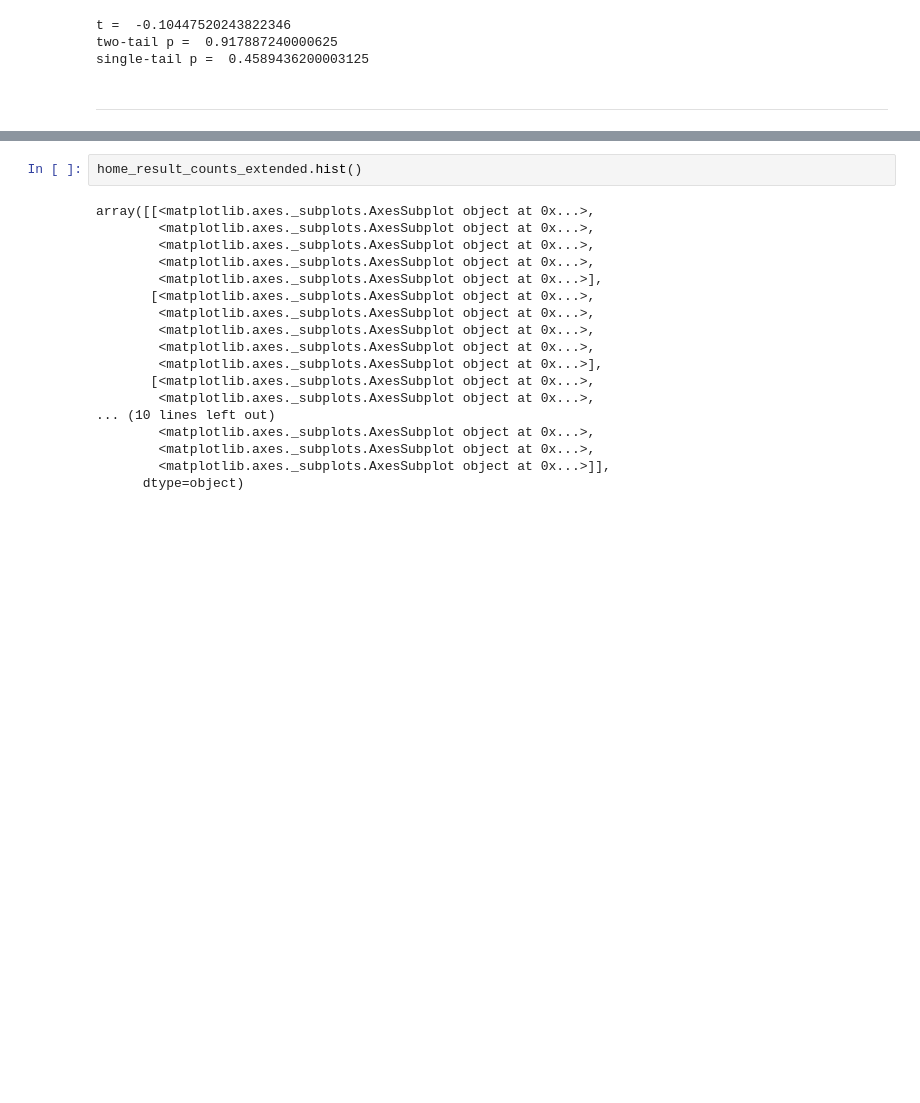
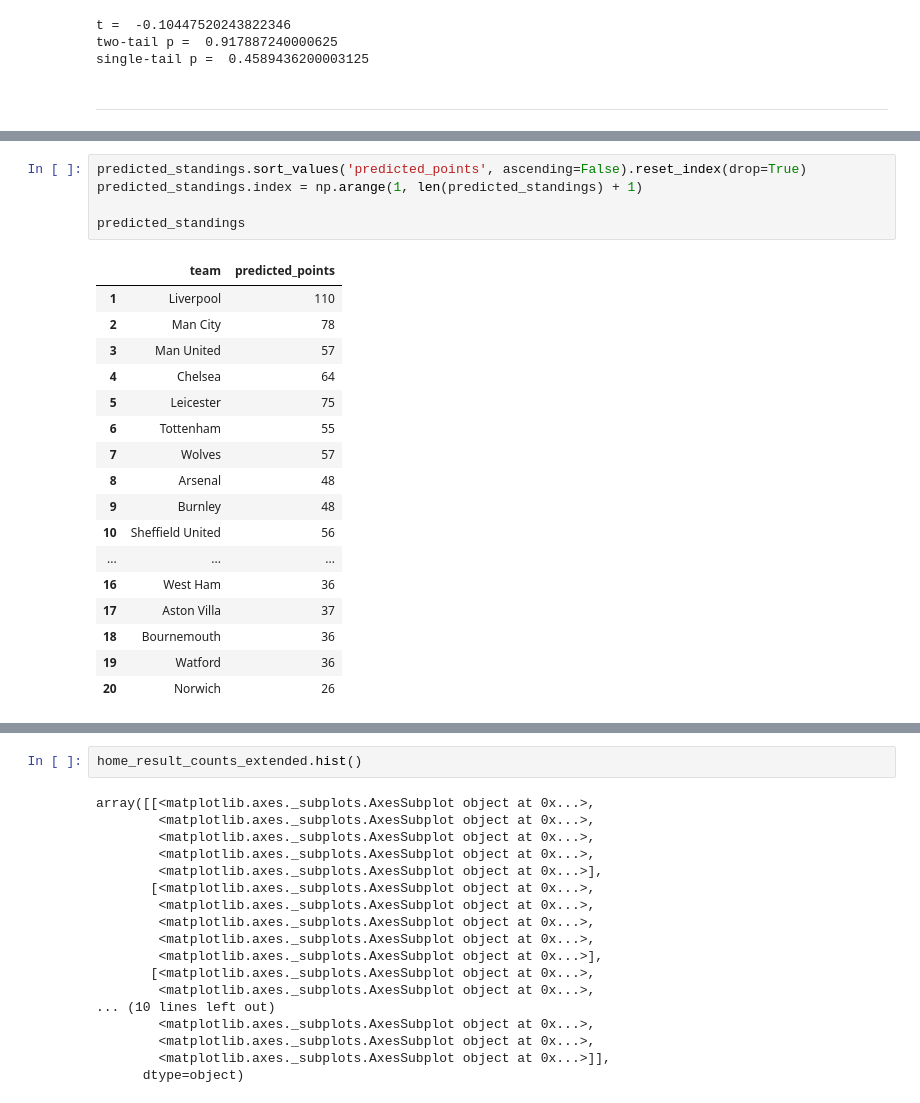
Before and after one commit to CharlesPeterMcCarthy/english-premier-league-2019-2020-statistical-analysis, a Jupyter notebook: epl-2019-2020.ipynb, the cells around one changed output, grey strips where cells are left out. Drawn from its saved outputs; the diff is of its cells as text; blank space fills up the shorter version.

```diff
--- a/epl-2019-2020.ipynb
+++ b/epl-2019-2020.ipynb
@@ -3000,0 +3085,23 @@ single-tail p =  0.4589436200003125
+# %%
+predicted_standings.sort_values('predicted_points', ascending=False).reset_index(drop=True)
+predicted_standings.index = np.arange(1, len(predicted_standings) + 1)
+
+predicted_standings
+# %% [output]
+|  | team | predicted_points |
+| 1 | Liverpool | 110 |
+| 2 | Man City | 78 |
+| 3 | Man United | 57 |
+| 4 | Chelsea | 64 |
+| 5 | Leicester | 75 |
+| 6 | Tottenham | 55 |
+| 7 | Wolves | 57 |
+| 8 | Arsenal | 48 |
+| 9 | Burnley | 48 |
+| 10 | Sheffield United | 56 |
+| ... | ... | ... |
+| 16 | West Ham | 36 |
+| 17 | Aston Villa | 37 |
+| 18 | Bournemouth | 36 |
+| 19 | Watford | 36 |
+| 20 | Norwich | 26 |
```
Also changed, not shown: parts of 15 cells of this notebook.
